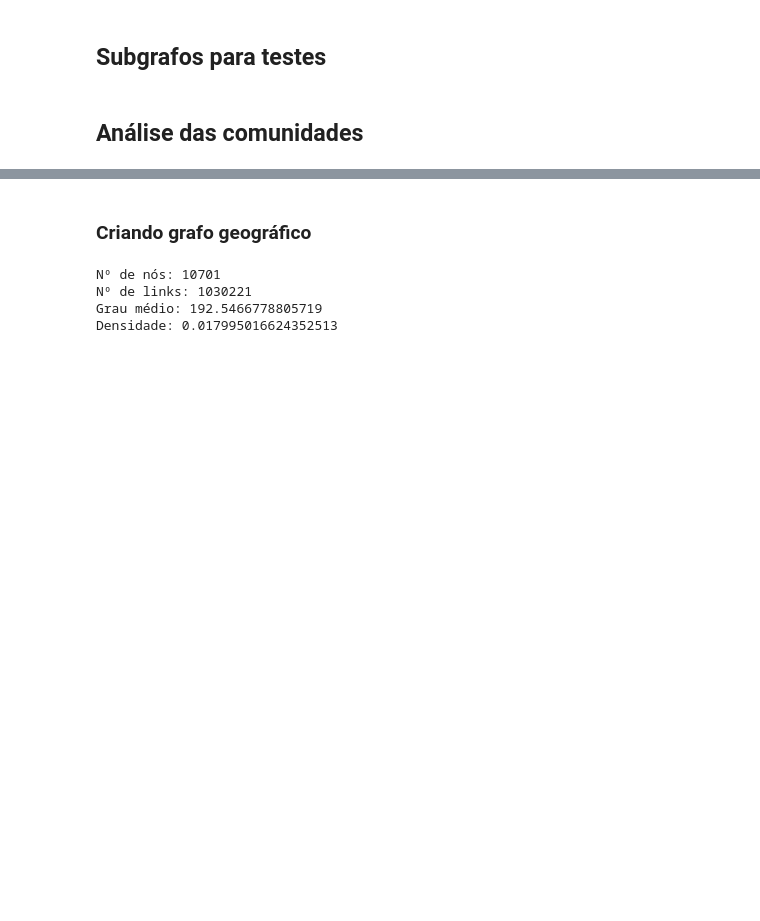
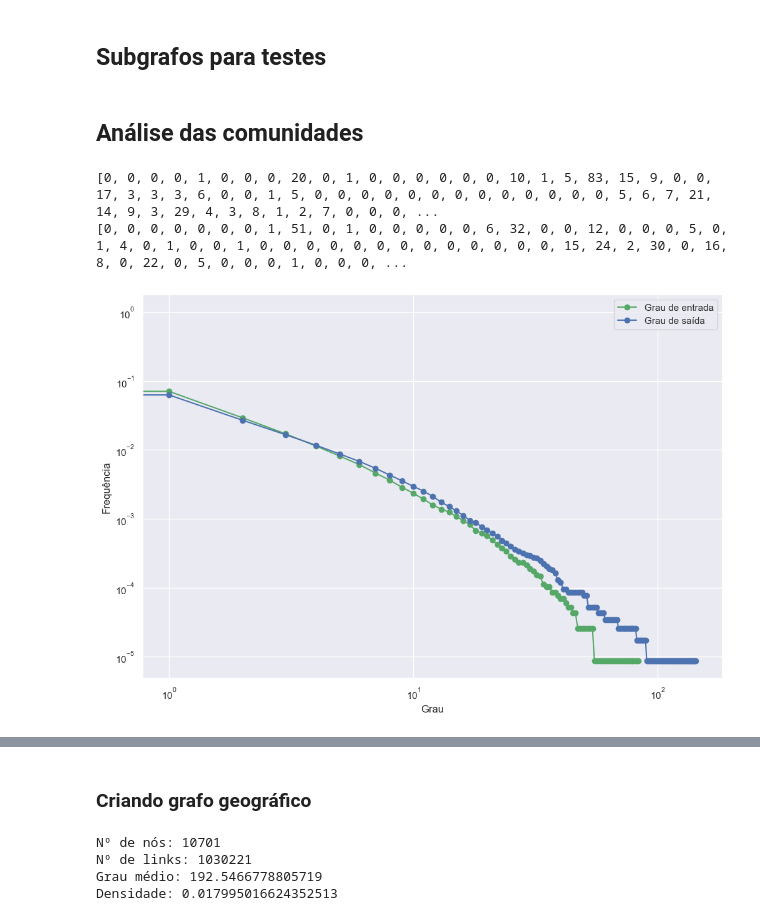
Before and after one commit to lealeric/Codigo_TCC, a Jupyter notebook: TCC_ERIC.ipynb, the cells around one changed output, grey strips where cells are left out. Drawn from its saved outputs; the diff is of its cells as text; code cells hidden in the pictures; blank space fills up the shorter version.

```diff
--- a/TCC_ERIC.ipynb
+++ b/TCC_ERIC.ipynb
@@ -360,17 +370,27 @@ def degree_histogram_directed(G, in_degree=False, out_degree=False):
     nodes = G.nodes()
     if in_degree:
         in_degree = dict(G.in_degree())
-        degseq=[in_degree.get(k,0) for k in nodes]
+        degseq = [in_degree.get(k, 0) for k in nodes]
     elif out_degree:
         out_degree = dict(G.out_degree())
-        degseq=[out_degree.get(k,0) for k in nodes]
+        degseq = [out_degree.get(k, 0) for k in nodes]
     else:
-        degseq=[target for k, target in G.degree()]
-    dmax=max(degseq)+1
-    freq= [ 0 for d in range(dmax) ]
+        degseq = [v for k, v in G.degree()]
+
+    print(degseq)
+
+    dmax = max(degseq) + 1
+    freq = [0 for d in range(dmax)]
     for d in degseq:
         freq[d] += 1
-    return freq
+
+    # Normalize the frequency to go from 0 to 1
+    total = sum(freq)
+    normalized_freq = [f / total for f in freq]
+
+    # Make the histogram accumulative from highest to lowest
+    accumulative_freq = [sum(normalized_freq[i:]) for i in range(len(normalized_freq))]
+    return accumulative_freq
 # %%
 def processRawData(data : dict | list[dict]) -> pd.DataFrame:
     data_frame = json_normalize(data,record_path = ['data'], sep = '_', errors ='ignore')
@@ -1322,3 +1342,19 @@ for item in tqdmBasic([0.01, 0.025, 0.05, 0.1], total=4):
     compute_and_export_the_data_from_subgraphs(grafo, columns=itens, porcentage=item, output_file_name="connected_subgraphs_data.csv")
 # %% [markdown]
 ## Análise das comunidades
+# %%
+in_degree_freq = degree_histogram_directed(grafo_twitter_com_coordenadas, in_degree=True)
+out_degree_freq = degree_histogram_directed(grafo_twitter_com_coordenadas, out_degree=True)
+# degrees = range(len(in_degree_freq))
+plt.figure(figsize=(12, 8))
+plt.loglog(range(len(in_degree_freq)), in_degree_freq, 'go-', label='Grau de entrada')
+plt.loglog(range(len(out_degree_freq)), out_degree_freq, 'bo-', label='Grau de saída')
+plt.xlabel('Grau')
+plt.ylabel('Frequência')
+plt.legend()
+plt.savefig('E://degree_distribution.jpg', format='jpg', dpi=300)
+plt.show()
+# %% [output]
+[0, 0, 0, 0, 1, 0, 0, 0, 20, 0, 1, 0, 0, 0, 0, 0, 0, 10, 1, 5, 83, 15, 9, 0, 0, 17, 3, 3, 3, 6, 0, 0, 1, 5, 0, 0, 0, 0, 0, 0, 0, 0, 0, 0, 0, 0, 0, 5, 6, 7, 21, 14, 9, 3, 29, 4, 3, 8, 1, 2, 7, 0, 0, 0, ...
+[0, 0, 0, 0, 0, 0, 0, 1, 51, 0, 1, 0, 0, 0, 0, 0, 6, 32, 0, 0, 12, 0, 0, 0, 5, 0, 1, 4, 0, 1, 0, 0, 1, 0, 0, 0, 0, 0, 0, 0, 0, 0, 0, 0, 0, 0, 15, 24, 2, 30, 0, 16, 8, 0, 22, 0, 5, 0, 0, 0, 1, 0, 0, 0, ...
+[figure, added]
```
Also changed, not shown: parts of 14 cells of this notebook.
